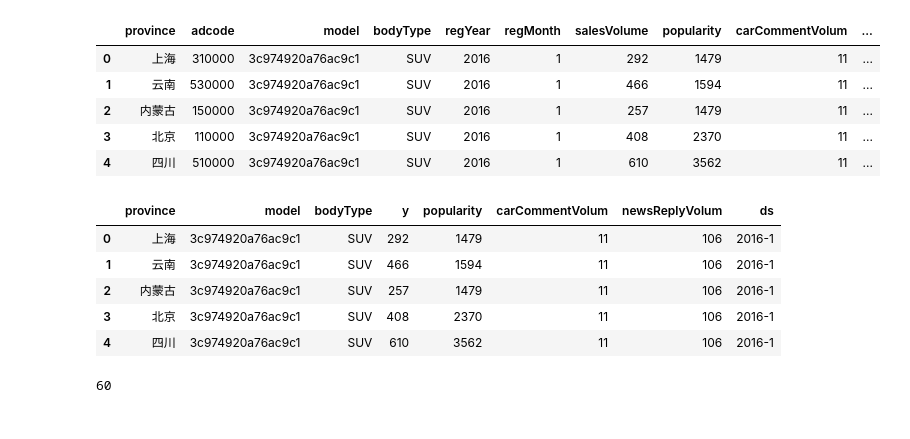
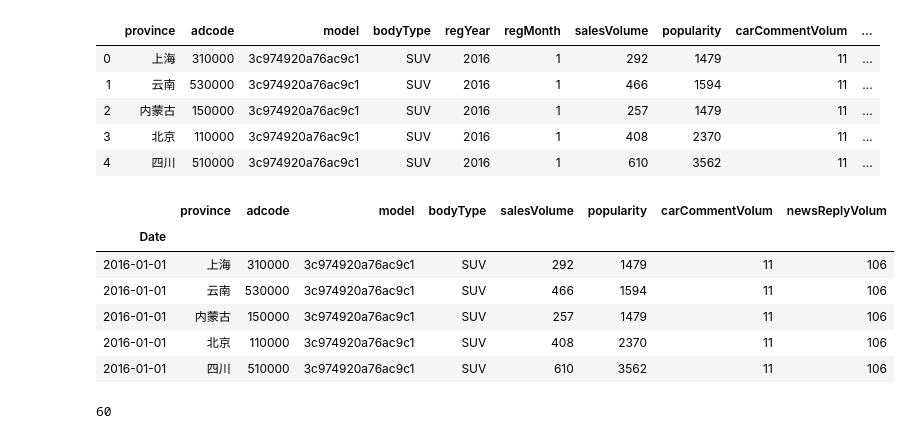
Before and after one commit to Brothercg/DayDayUP, a Jupyter notebook: BigData/carSaleData/work.ipynb, the cells around one changed output. Cells and saved outputs as stored; diff of their text form; code cells hidden in the pictures.

```diff
--- a/BigData/carSaleData/work.ipynb
+++ b/BigData/carSaleData/work.ipynb
@@ -139,26 +139,25 @@ total_data.head()
 # %%
 #  构建日期数据
 
 # # 1.将日期数据设置为index
-# total_data = genDate(total_data)
+total_data = genDate(total_data)
 
 # 2.不设置为index但是构造新的一个ds列
-total_data['ds'] = total_data['regYear'].apply(str) + '-' + total_data['regMonth'].apply(str)
-del( total_data['regYear'] )
-del( total_data['regMonth'] )
+# total_data['ds'] = total_data['regYear'].apply(str) + '-' + total_data['regMonth'].apply(str)
+# del( total_data['regYear'] )
+# del( total_data['regMonth'] )
 
-total_data.rename(columns = {'salesVolume' : 'y'}, inplace = True)
+# total_data.rename(columns = {'salesVolume' : 'y'}, inplace = True)
 
-# 删除地区码，因为他和省重复了
-del( total_data['adcode'] )
 total_data.head()
 # %% [output]
-|  | province | model | bodyType | y | popularity | carCommentVolum | newsReplyVolum | ds |
-| 0 | 上海 | 3c974920a76ac9c1 | SUV | 292 | 1479 | 11 | 106 | 2016-1 |
-| 1 | 云南 | 3c974920a76ac9c1 | SUV | 466 | 1594 | 11 | 106 | 2016-1 |
-| 2 | 内蒙古 | 3c974920a76ac9c1 | SUV | 257 | 1479 | 11 | 106 | 2016-1 |
-| 3 | 北京 | 3c974920a76ac9c1 | SUV | 408 | 2370 | 11 | 106 | 2016-1 |
-| 4 | 四川 | 3c974920a76ac9c1 | SUV | 610 | 3562 | 11 | 106 | 2016-1 |
+|  | province | adcode | model | bodyType | salesVolume | popularity | carCommentVolum | newsReplyVolum |
+| Date |  |  |  |  |  |  |  |  |
+| 2016-01-01 | 上海 | 310000 | 3c974920a76ac9c1 | SUV | 292 | 1479 | 11 | 106 |
+| 2016-01-01 | 云南 | 530000 | 3c974920a76ac9c1 | SUV | 466 | 1594 | 11 | 106 |
+| 2016-01-01 | 内蒙古 | 150000 | 3c974920a76ac9c1 | SUV | 257 | 1479 | 11 | 106 |
+| 2016-01-01 | 北京 | 110000 | 3c974920a76ac9c1 | SUV | 408 | 2370 | 11 | 106 |
+| 2016-01-01 | 四川 | 510000 | 3c974920a76ac9c1 | SUV | 610 | 3562 | 11 | 106 |
 # %%
 # 按照种类、省市划分
 total_data = total_data.groupby('model')
```
Also changed, not shown: parts of 15 cells of this notebook.
